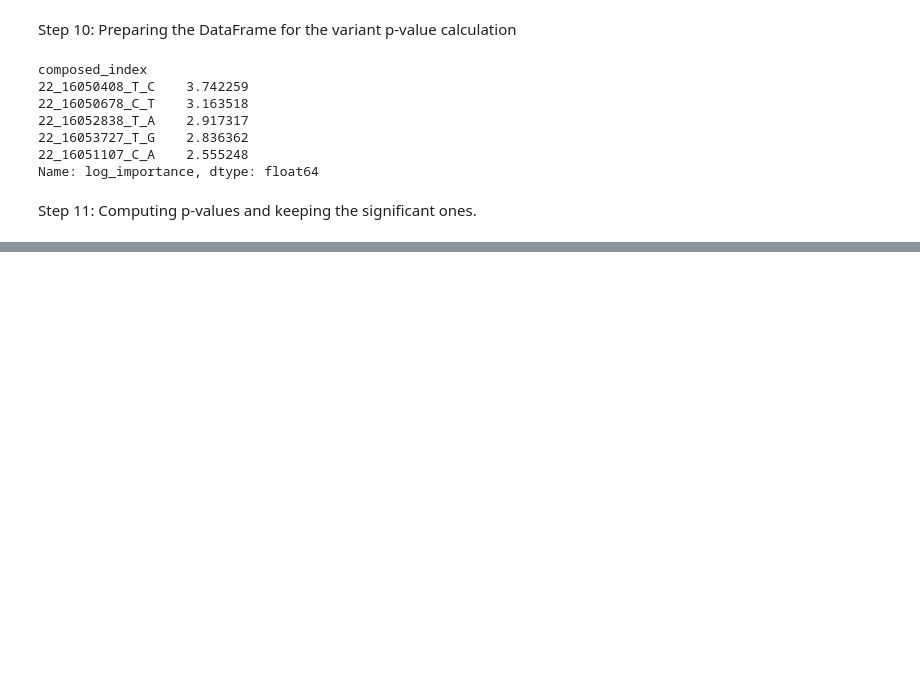
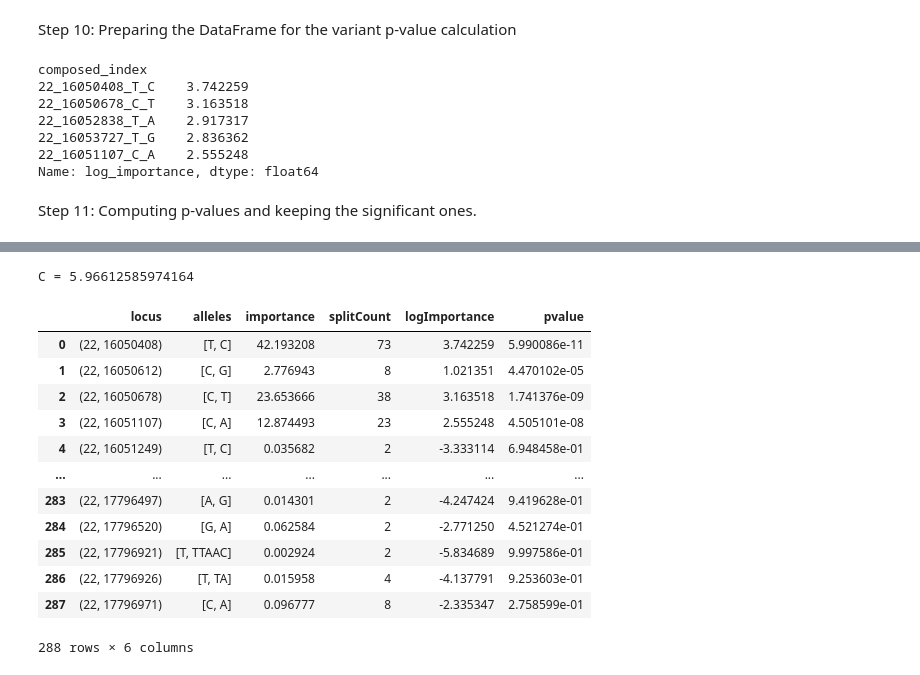
Before and after one commit to aehrc/VariantSpark, a Jupyter notebook: examples/computing_p-value_example.ipynb, the cells around one changed output, grey strips where cells are left out. Saved outputs shown, nothing was run; the diff lists cells and outputs as text; code cells hidden in the pictures; blank space fills up the shorter version.

```diff
--- a/examples/computing_p-value_example.ipynb
+++ b/examples/computing_p-value_example.ipynb
@@ -219,0 +223,28 @@ dfr.head()
+# %%
+#
+# The highl level API
+#
+def compute_p_values(impTable, countThreshold = 2, pValue = 0.05, **kwargs):
+    impDf = impTable.filter(impTable.splitCount >= countThreshold).to_spark(flatten=False).toPandas()
+    impDfWithLog = impDf.assign(logImportance = np.log(impDf.importance))
+    pValueResult = run_it_importances(impDfWithLog.logImportance, pValue)
+    #return impDfWithLog.assign(pValue =  pValueResult['ppp'])
+    return (impDfWithLog.assign(pvalue = pValueResult['ppp']), pValueResult)
+pvalueDF, info = compute_p_values(impTable)
+print("C = %s" % info['C'])
+pvalueDF
+# %% [output]
+C = 5.96612585974164
+|  | locus | alleles | importance | splitCount | logImportance | pvalue |
+| 0 | (22, 16050408) | [T, C] | 42.193208 | 73 | 3.742259 | 5.990086e-11 |
+| 1 | (22, 16050612) | [C, G] | 2.776943 | 8 | 1.021351 | 4.470102e-05 |
+| 2 | (22, 16050678) | [C, T] | 23.653666 | 38 | 3.163518 | 1.741376e-09 |
+| 3 | (22, 16051107) | [C, A] | 12.874493 | 23 | 2.555248 | 4.505101e-08 |
+| 4 | (22, 16051249) | [T, C] | 0.035682 | 2 | -3.333114 | 6.948458e-01 |
+| ... | ... | ... | ... | ... | ... | ... |
+| 283 | (22, 17796497) | [A, G] | 0.014301 | 2 | -4.247424 | 9.419628e-01 |
+| 284 | (22, 17796520) | [G, A] | 0.062584 | 2 | -2.771250 | 4.521274e-01 |
+| 285 | (22, 17796921) | [T, TTAAC] | 0.002924 | 2 | -5.834689 | 9.997586e-01 |
+| 286 | (22, 17796926) | [T, TA] | 0.015958 | 4 | -4.137791 | 9.253603e-01 |
+| 287 | (22, 17796971) | [C, A] | 0.096777 | 8 | -2.335347 | 2.758599e-01 |
+288 rows × 6 columns
```
Also changed, not shown: parts of 10 cells of this notebook, 1 other file.
